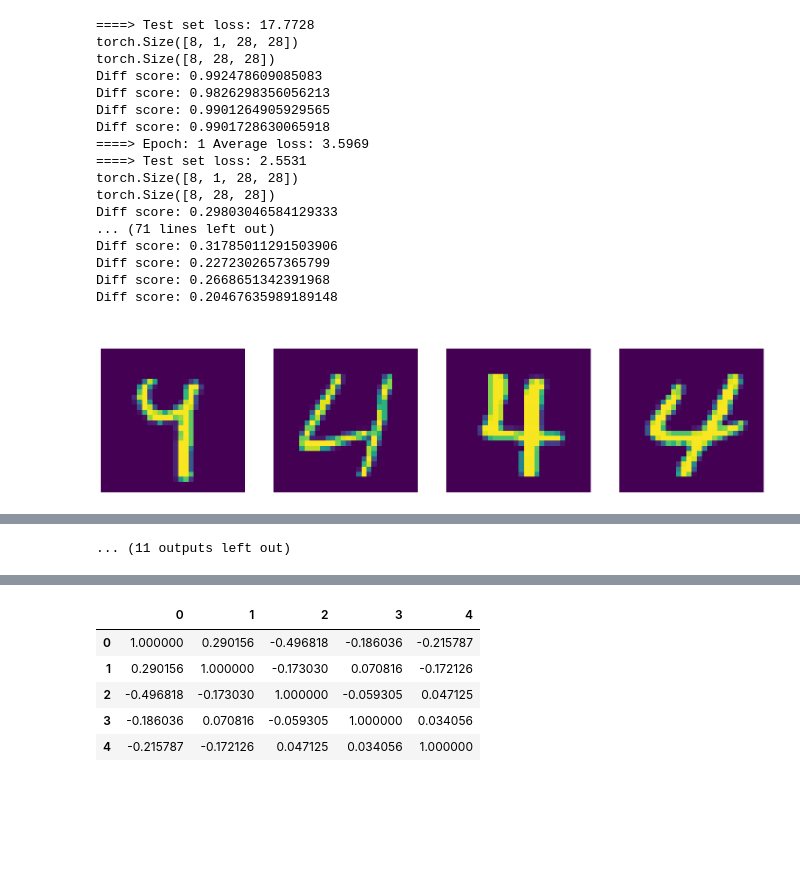
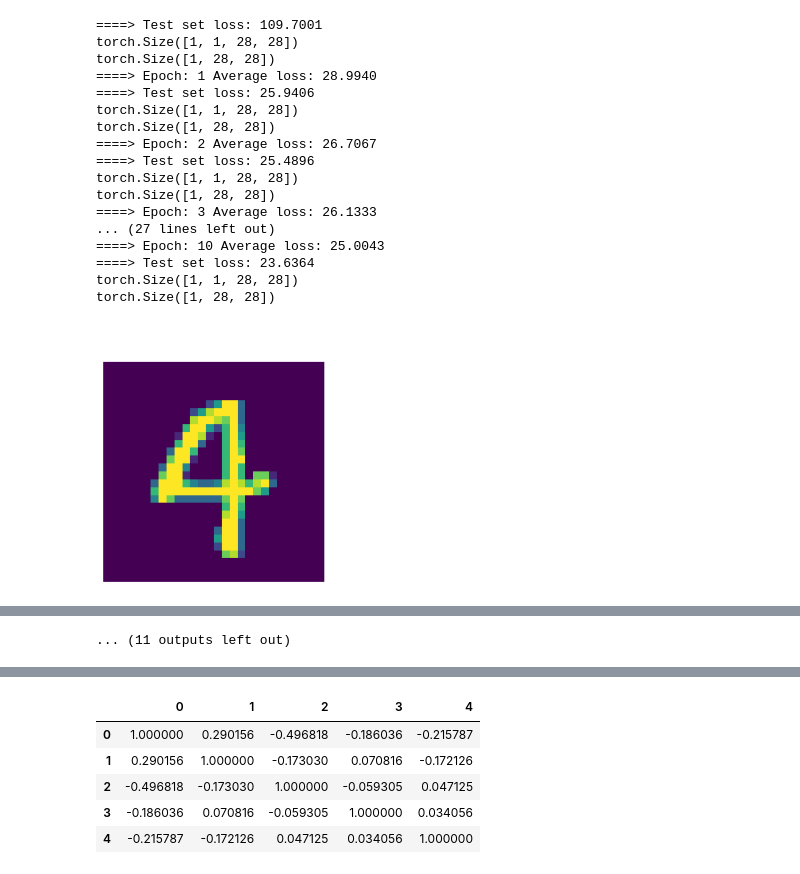
Before and after one commit to danielputerman/thesis, a Jupyter notebook: 49-VAE.ipynb, the cells around one changed output, grey strips where cells are left out. Cells and saved outputs as stored; diff of their text form; code cells hidden in the pictures; blank space fills up the shorter version.

Commit message:
49-VAE changes to print some images for the thesis

```diff
--- a/49-VAE.ipynb
+++ b/49-VAE.ipynb
@@ -23,28 +24,28 @@ t3
 # Displaying routine
 
 def display_images(in_, out, n=1, label=None, count=False):
-    print(in_.shape)
+    print(in_.shape) if in_ is not None else 0
     for N in range(n):
         if in_ is not None:
             in_pic = in_.data.cpu().view(-1, 28, 28)
             print(in_pic.shape)
             plt.figure(figsize=(18, 4))
             plt.suptitle(label + ' – real test data / reconstructions', color='w', fontsize=16)
-            for i in range(4):
+            for i in range(1):
                 plt.subplot(1,4,i+1)
                 plt.imshow(in_pic[i+4*N]) # This line of code is a problem if the last batch has less than 4 images
                 plt.axis('off')
         out_pic = out.data.cpu().view(-1, 28, 28)
         plt.figure(figsize=(18, 6))
-        for i in range(4):
+        for i in range(1):
             plt.subplot(1,4,i+1)
             plt.imshow(out_pic[i+4*N])
             plt.axis('off')
             if count: plt.title(str(4 * N + i), color='w')
-        for i in range(4):
-            baseline = in_pic[i+4*N]
-            current = out_pic[i+4*N]
-            print(F"Diff score: {normalized_euclidean_distance_between_tensors(baseline, current)}")
+        # for i in range(4):
+        #     baseline = in_pic[i+4*N]
+        #     current = out_pic[i+4*N]
+        #     print(F"Diff score: {normalized_euclidean_distance_between_tensors(baseline, current)}")
 # %%
 # Set random seeds
 
@@ -71,8 +73,8 @@ def get_loader_for_relevant_targets(dataset, batch_size, class_to_load=None, num
 
 kwargs = {'num_workers': 1, 'pin_memory': True}
 # %%
-train_loader = get_loader_for_relevant_targets(MNIST('./data', train=True, download=True, transform=transforms.ToTensor()),BATCH_SIZE, class_to_load="null")
-test_loader = get_loader_for_relevant_targets(MNIST('./data', train=False, transform=transforms.ToTensor()), BATCH_SIZE, class_to_load="null")
-test_positive_only = get_loader_for_relevant_targets(MNIST('./data', train=False, transform=transforms.ToTensor()), BATCH_SIZE, class_to_load="positive")
+train_loader = get_loader_for_relevant_targets(MNIST('./data', train=True, download=True, transform=transforms.ToTensor()),BATCH_SIZE, class_to_load=None)
+test_loader = get_loader_for_relevant_targets(MNIST('./data', train=False, transform=transforms.ToTensor()), BATCH_SIZE, class_to_load=None)
+test_positive_only = get_loader_for_relevant_targets(MNIST('./data', train=True, transform=transforms.ToTensor()), BATCH_SIZE, class_to_load="positive")
 test_null_only = get_loader_for_relevant_targets(MNIST('./data', train=False, transform=transforms.ToTensor()), BATCH_SIZE, class_to_load="null")
 # %% [output]
@@ -142,13 +198,18 @@ optimizer = torch.optim.Adam(
 # %%
 # Reconstruction + β * KL divergence losses summed over all elements and batch
 
-def loss_function(x_hat, x, mu, logvar, β=1):
-    # base_loss = nn.functional.binary_cross_entropy(
-    #     x_hat, x.view(-1, 784), reduction='sum'
-    # )
-    base_loss = nn.functional.mse_loss(x_hat,x.view(-1,784), reduction='sum')
-    KLD = 0.5 * torch.sum(logvar.exp() - logvar - 1 + mu.pow(2))
+def loss_function(x_hat, x, mu, logvar, y=None, β=3):
+    base_loss = nn.functional.binary_cross_entropy(
+        x_hat, x.view(-1, 784), reduction='sum'
+    )
+    # KLD = 0.5 * torch.sum(logvar.exp() - logvar - 1 + mu.pow(2)) # Orig KLD
 
+    # KLD(p,q) = KL(N(m1,s1), N(m2,s2)) = log(std2/std1) + (s1 + ((m1-m2)^2))/(2*s2) - 1/2    , where s is VARIANCE (not STD), std1=sqrt(s1)
+    KLD = 0
+    if y[0]==4:
+        KLD = 0.5 * torch.sum(logvar.exp() - logvar + (mu-1).pow(2) -1)
+    else:
+        KLD = 0.5 * torch.sum(logvar.exp() - logvar + (mu+1).pow(2) -1)
     return base_loss + β * KLD
 # %%
 # Training and testing the VAE
@@ -160,56 +221,56 @@ for epoch in range(0, epochs + 1):
     if epoch > 0:  # test untrained net first
         model.train()
         train_loss = 0
-        for x, _ in train_loader:
+        for x, y in train_loader:
             x = x.to(device)
             # ===================forward=====================
             x_hat, mu, logvar = model(x)
-            loss = loss_function(x_hat, x, mu, logvar)
+            loss = loss_function(x_hat, x, mu, logvar, y)
             train_loss += loss.item()
             # ===================backward====================
             optimizer.zero_grad()
             loss.backward()
             optimizer.step()
         # ===================log========================
         print(f'====> Epoch: {epoch} Average loss: {train_loss / len(train_loader.dataset):.4f}')
 
     # Testing
     means, logvars, labels = list(), list(), list()
     with torch.no_grad():
         model.eval()
         test_loss = 0
         for x, y in test_loader:
             x = x.to(device)
             # ===================forward=====================
             x_hat, mu, logvar = model(x)
-            test_loss += loss_function(x_hat, x, mu, logvar).item()
+            test_loss += loss_function(x_hat, x, mu, logvar,y).item()
             # =====================log=======================
             means.append(mu.detach())
             logvars.append(logvar.detach())
             labels.append(y.detach())
     # ===================log========================
     codes['μ'].append(torch.cat(means))
     codes['logσ2'].append(torch.cat(logvars))
     codes['y'].append(torch.cat(labels))
     test_loss /= len(test_loader.dataset)
     print(f'====> Test set loss: {test_loss:.4f}')
     display_images(x, x_hat, 1, f'Epoch {epoch}')
 # %% [output]
-====> Test set loss: 17.7728
-torch.Size([8, 1, 28, 28])
-torch.Size([8, 28, 28])
-Diff score: 0.992478609085083
-Diff score: 0.9826298356056213
-Diff score: 0.9901264905929565
-Diff score: 0.9901728630065918
-====> Epoch: 1 Average loss: 3.5969
-====> Test set loss: 2.5531
-torch.Size([8, 1, 28, 28])
-torch.Size([8, 28, 28])
-Diff score: 0.29803046584129333
-... (71 lines left out)
-Diff score: 0.31785011291503906
-Diff score: 0.2272302657365799
-Diff score: 0.2668651342391968
-Diff score: 0.20467635989189148
+====> Test set loss: 109.7001
+torch.Size([1, 1, 28, 28])
+torch.Size([1, 28, 28])
+====> Epoch: 1 Average loss: 28.9940
+====> Test set loss: 25.9406
+torch.Size([1, 1, 28, 28])
+torch.Size([1, 28, 28])
+====> Epoch: 2 Average loss: 26.7067
+====> Test set loss: 25.4896
+torch.Size([1, 1, 28, 28])
+torch.Size([1, 28, 28])
+====> Epoch: 3 Average loss: 26.1333
+... (27 lines left out)
+====> Epoch: 10 Average loss: 25.0043
+====> Test set loss: 23.6364
+torch.Size([1, 1, 28, 28])
+torch.Size([1, 28, 28])
-[figure, old version]
+[figure, new version]
```
Also changed, not shown: parts of 56 cells of this notebook.
